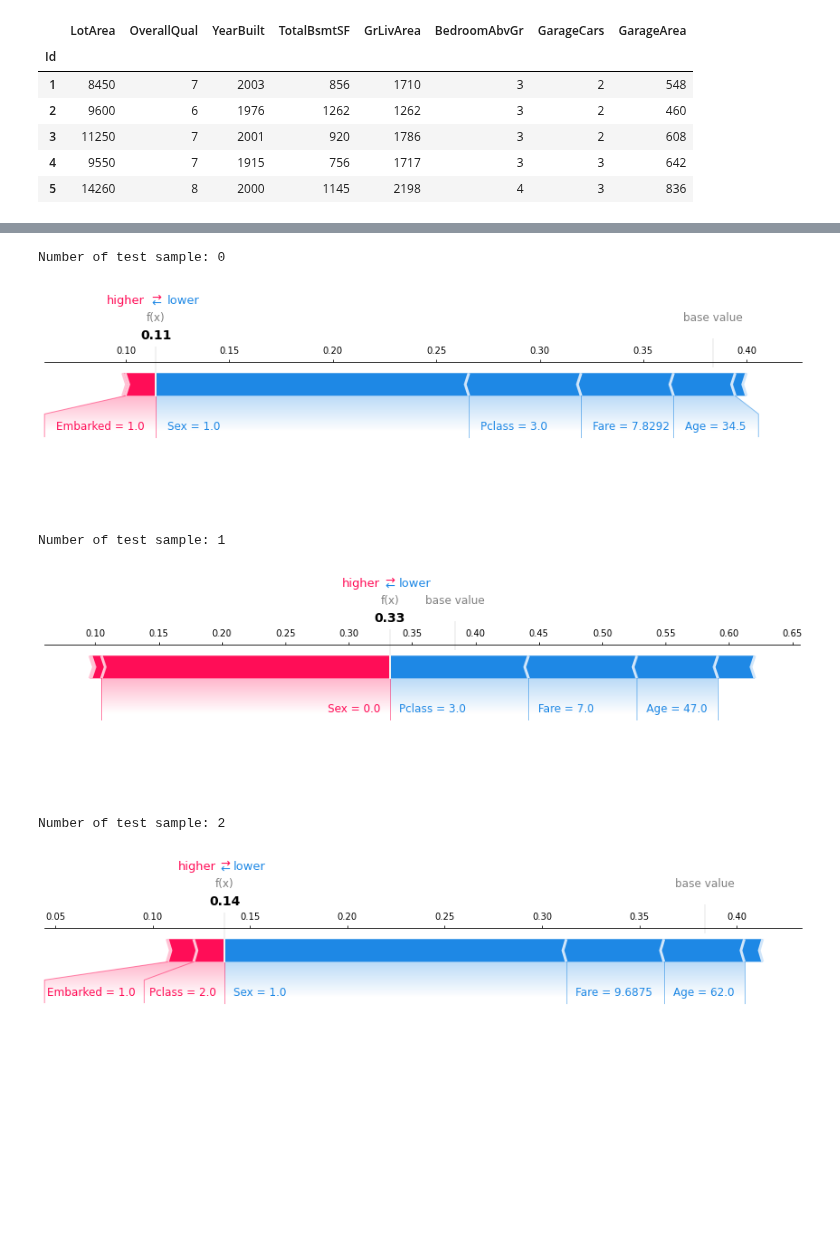
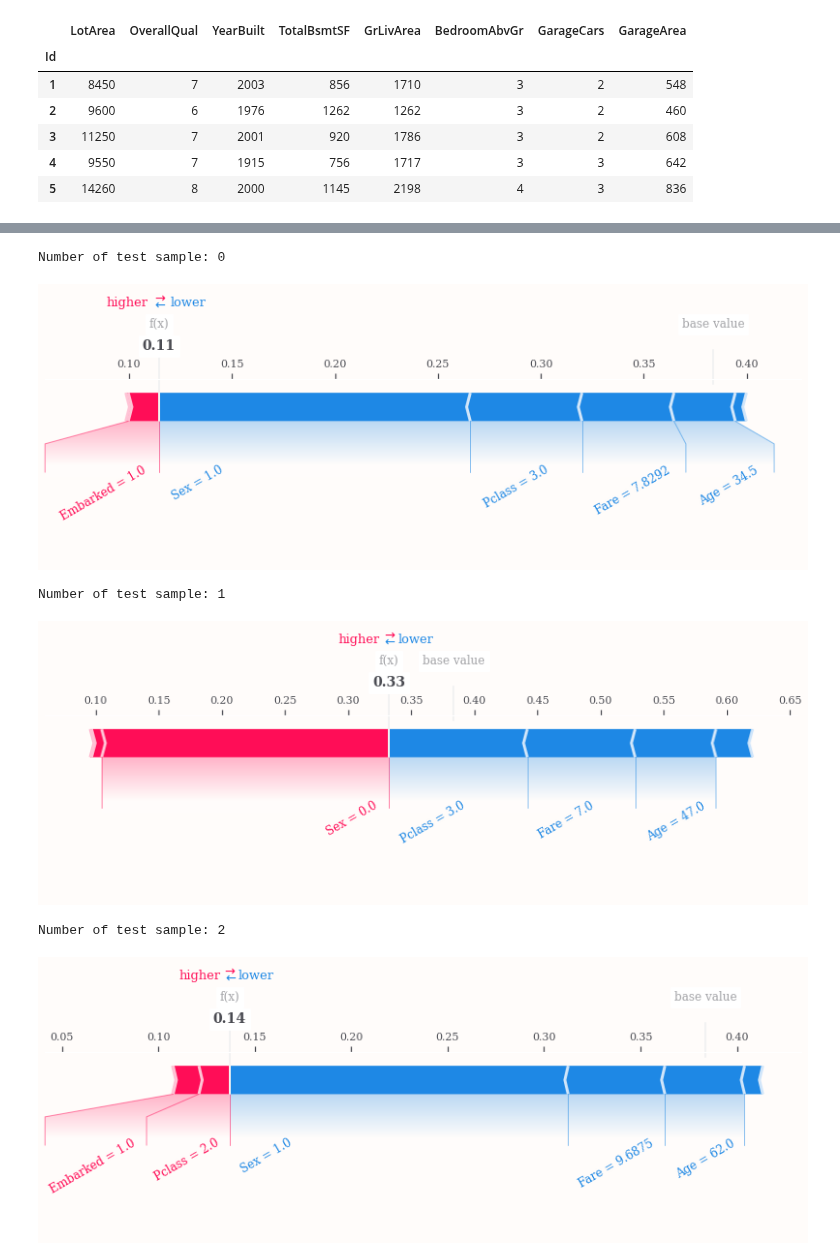
Before and after one commit to mateuszk098/kaggle-notebooks, a Jupyter notebook: shap_shapley_values/shap_notes.ipynb, the cells around one changed output, grey strips where cells are left out. Drawn from its saved outputs; the diff is of its cells as text; code cells hidden in the pictures; blank space fills up the shorter version.

```diff
--- a/shap_shapley_values/shap_notes.ipynb
+++ b/shap_shapley_values/shap_notes.ipynb
@@ -1366,20 +1439,21 @@ titanic_shap_values = forest_classifier_explainer(X_titanic_test)
 # %%
 for sample_no in np.arange(0, 3):
     print(CLR + "Number of test sample:", RED + str(sample_no))
     shap.plots.force(
-        forest_classifier_explainer.expected_value[1],  # Positive class probability.
-        titanic_shap_values.values[sample_no, :, 1],  # Positive class probability.
+        forest_classifier_explainer.expected_value[1],  # type: ignore Positive class probability.
+        titanic_shap_values.values[sample_no, :, 1],  # type: ignore Positive class probability.
         features=X_titanic_test.iloc[[sample_no]],
+        text_rotation=30,
         matplotlib=True,
-        figsize=(15, 3),
+        figsize=(14, 3.5),
     )
 # %% [output]
 Number of test sample: 0
-[figure, old version]
+[figure, new version]
 Number of test sample: 1
-[figure, old version]
+[figure, new version]
 Number of test sample: 2
-[figure, old version]
+[figure, new version]
 # %% [markdown]
 <blockquote style="
     margin-right: auto;
```
Also changed, not shown: parts of 73 cells of this notebook.
